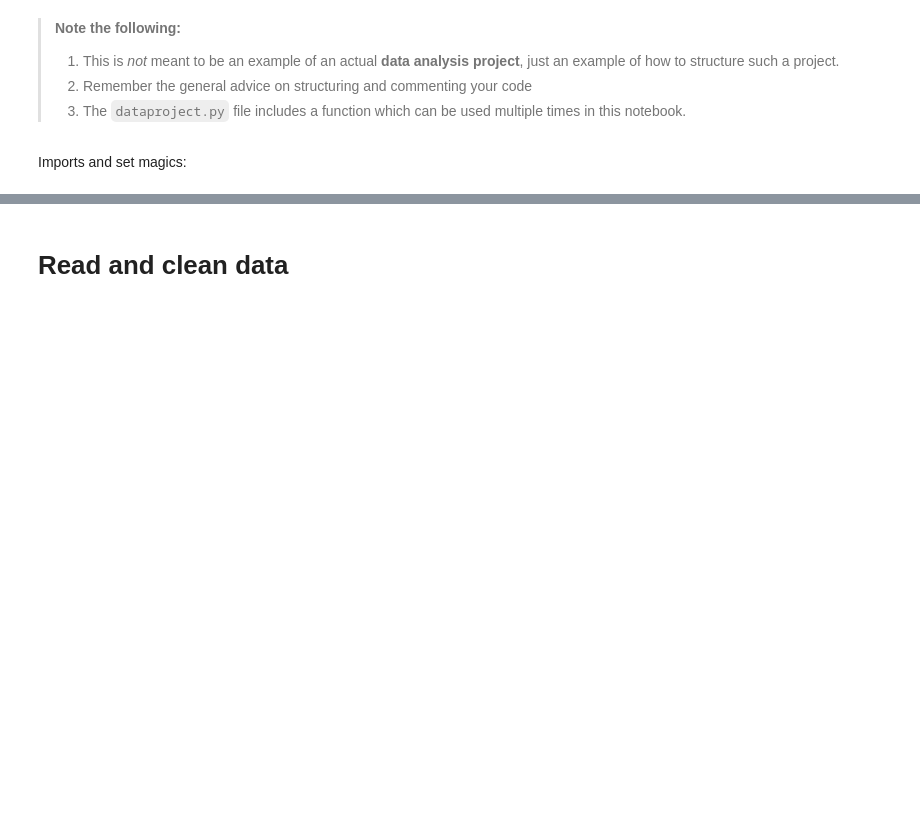
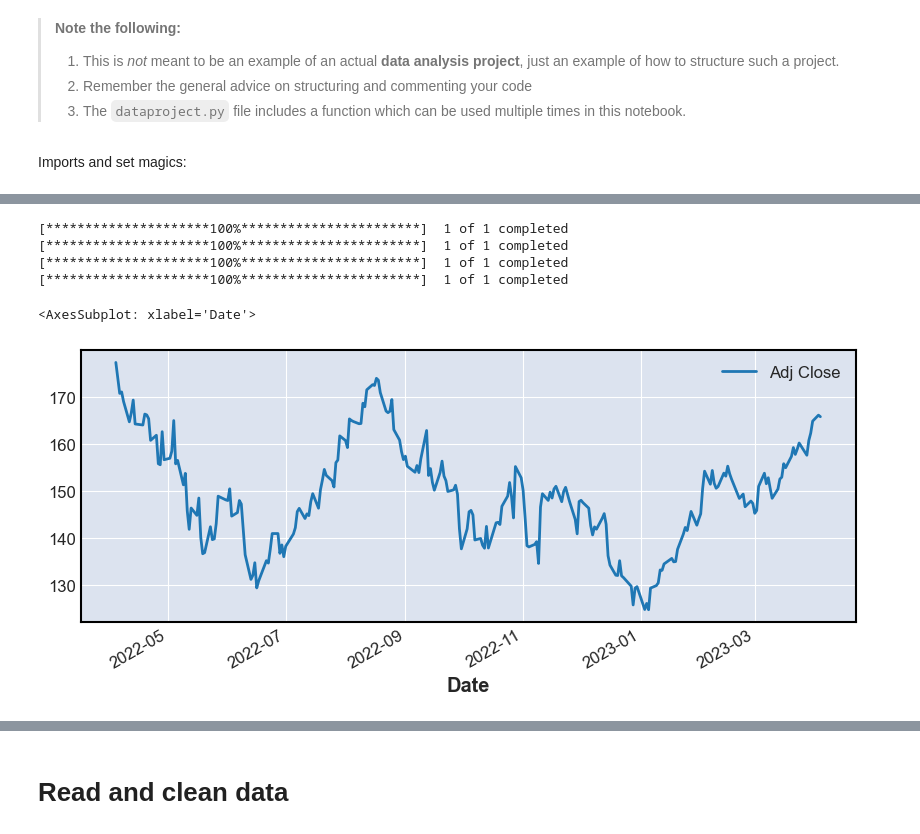
Before and after one commit to NumEconCopenhagen/projects-2023-siuuu, a Jupyter notebook: dataproject/dataproject.ipynb, the cells around one changed output, grey strips where cells are left out. Drawn from its saved outputs; the diff is of its cells as text; code cells hidden in the pictures; blank space fills up the shorter version.

```diff
--- a/dataproject/dataproject.ipynb
+++ b/dataproject/dataproject.ipynb
@@ -22,0 +35,18 @@ import dataproject
+# %%
+yf.pdr_override()
+
+tech_list = ['AAPL', 'GOOG', 'MSFT', 'AMZN']
+end = datetime.now()
+start = datetime(end.year - 1, end.month, end.day)
+for stock in tech_list:
+    globals()[stock] = pdr.get_data_yahoo(stock, start, end)
+
+AAPL.info
+AAPL['Adj Close'].plot(legend=True, figsize=(10,4))
+# %% [output]
+[*********************100%***********************]  1 of 1 completed
+[*********************100%***********************]  1 of 1 completed
+[*********************100%***********************]  1 of 1 completed
+[*********************100%***********************]  1 of 1 completed
+<AxesSubplot: xlabel='Date'>
+[figure, added]
```
Also changed, not shown: parts of 3 cells of this notebook, 3 other files.
